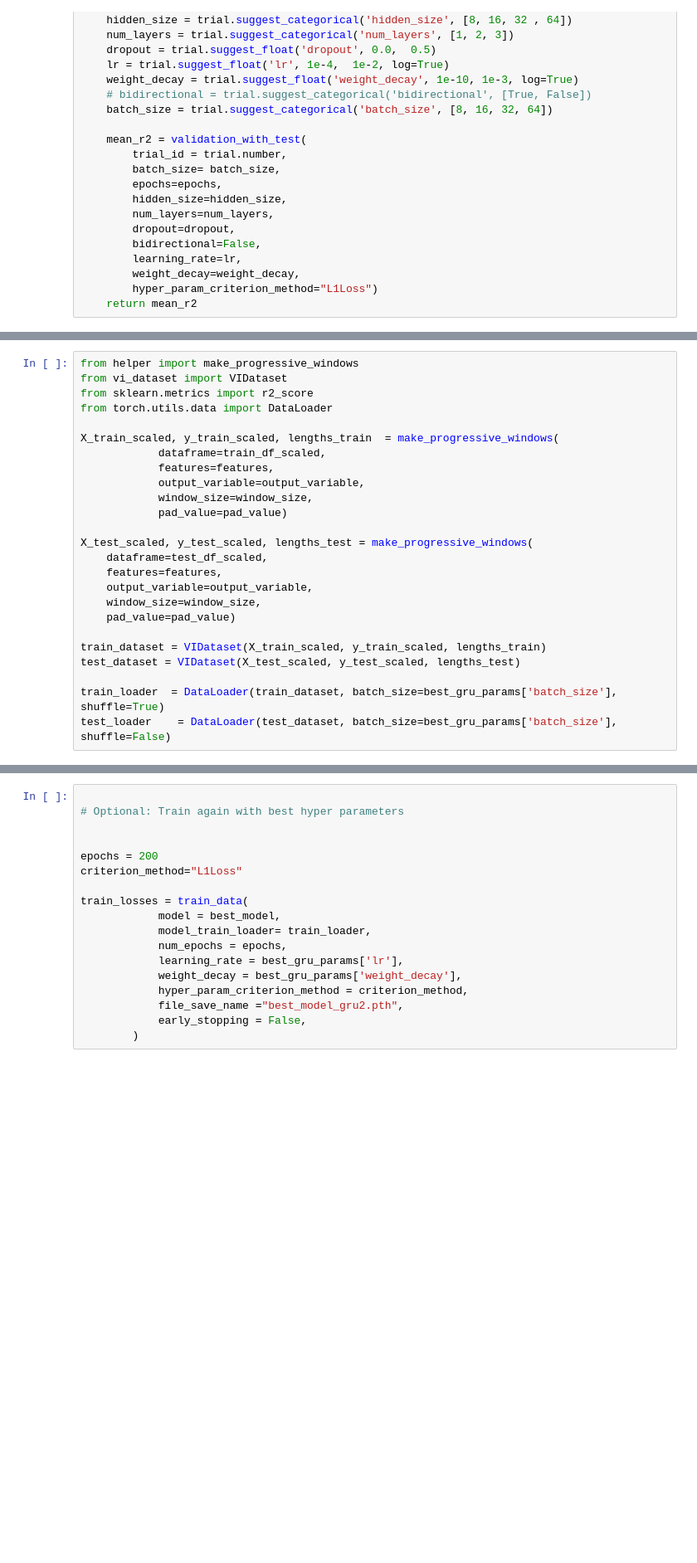
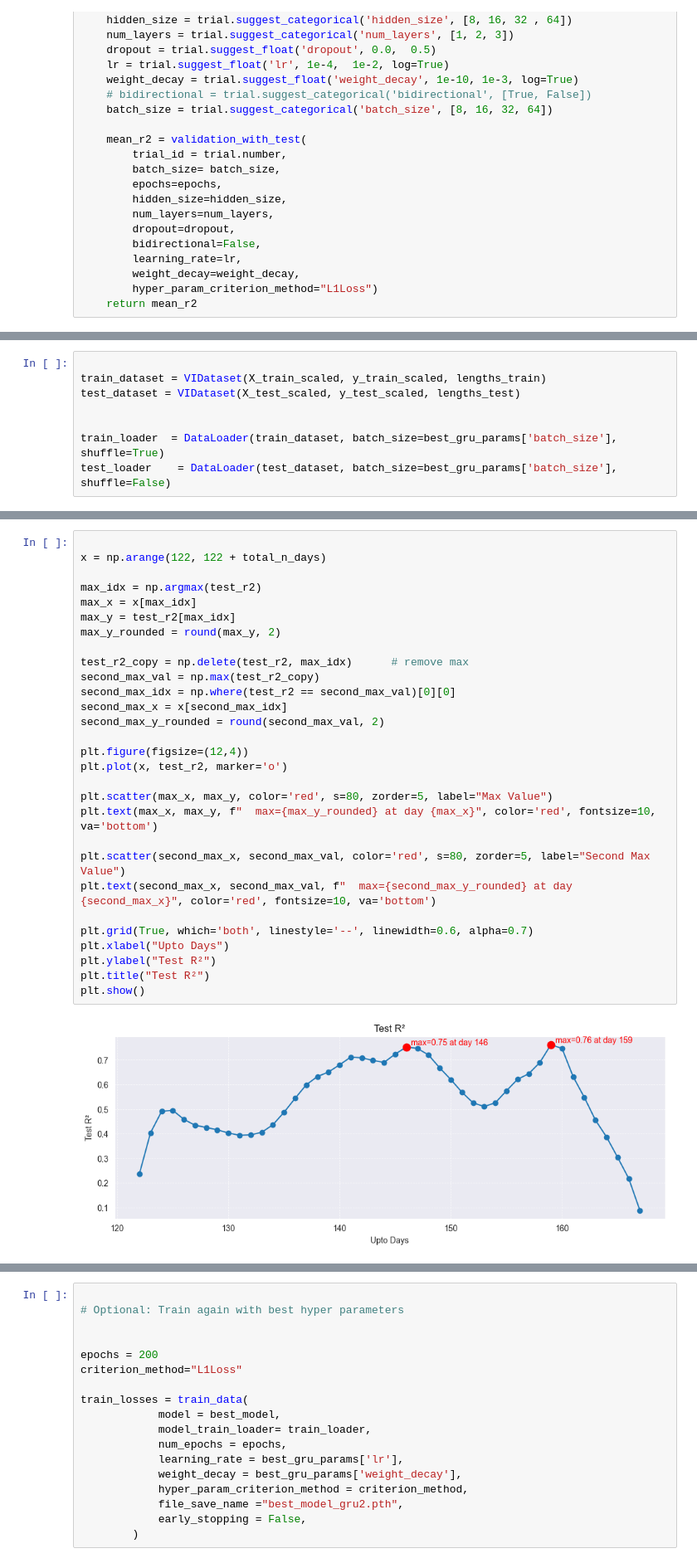
Before and after one commit to lochanamalt/IoT-data-yield-prediction, a Jupyter notebook: gru-pytorch-progressing_window_dataset_v3_only_vis.ipynb, the cells around one changed output, grey strips where cells are left out. Shown: that part at 83% size. Cells and saved outputs as stored; diff of their text form; blank space fills up the shorter version.

```diff
--- a/gru-pytorch-progressing_window_dataset_v3_only_vis.ipynb
+++ b/gru-pytorch-progressing_window_dataset_v3_only_vis.ipynb
@@ -452,25 +387,8 @@ best_model = GRUModel(
 # %%
-from helper import make_progressive_windows
-from vi_dataset import VIDataset
-from sklearn.metrics import r2_score
-from torch.utils.data import DataLoader
-
-X_train_scaled, y_train_scaled, lengths_train  = make_progressive_windows(
-            dataframe=train_df_scaled,
-            features=features,
-            output_variable=output_variable,
-            window_size=window_size,
-            pad_value=pad_value)
-
-X_test_scaled, y_test_scaled, lengths_test = make_progressive_windows(
-    dataframe=test_df_scaled,
-    features=features,
-    output_variable=output_variable,
-    window_size=window_size,
-    pad_value=pad_value)
 
 train_dataset = VIDataset(X_train_scaled, y_train_scaled, lengths_train)
 test_dataset = VIDataset(X_test_scaled, y_test_scaled, lengths_test)
 
+
 train_loader  = DataLoader(train_dataset, batch_size=best_gru_params['batch_size'], shuffle=True)
 test_loader    = DataLoader(test_dataset, batch_size=best_gru_params['batch_size'], shuffle=False)
@@ -476,0 +449,31 @@ test_loader    = DataLoader(test_dataset, batch_size=best_gru_params['batch_size
+# %%
+
+x = np.arange(122, 122 + total_n_days)
+
+max_idx = np.argmax(test_r2)
+max_x = x[max_idx]
+max_y = test_r2[max_idx]
+max_y_rounded = round(max_y, 2)
+
+test_r2_copy = np.delete(test_r2, max_idx)      # remove max
+second_max_val = np.max(test_r2_copy)
+second_max_idx = np.where(test_r2 == second_max_val)[0][0]
+second_max_x = x[second_max_idx]
+second_max_y_rounded = round(second_max_val, 2)
+
+plt.figure(figsize=(12,4))
+plt.plot(x, test_r2, marker='o')
+
+plt.scatter(max_x, max_y, color='red', s=80, zorder=5, label="Max Value")
+plt.text(max_x, max_y, f"  max={max_y_rounded} at day {max_x}", color='red', fontsize=10, va='bottom')
+
+plt.scatter(second_max_x, second_max_val, color='red', s=80, zorder=5, label="Second Max Value")
+plt.text(second_max_x, second_max_val, f"  max={second_max_y_rounded} at day {second_max_x}", color='red', fontsize=10, va='bottom')
+
+plt.grid(True, which='both', linestyle='--', linewidth=0.6, alpha=0.7)
+plt.xlabel("Upto Days")
+plt.ylabel("Test R²")
+plt.title("Test R²")
+plt.show()
+# %% [output]
+[figure, added]
```
Also changed, not shown: parts of 13 cells of this notebook, 4 other files.
